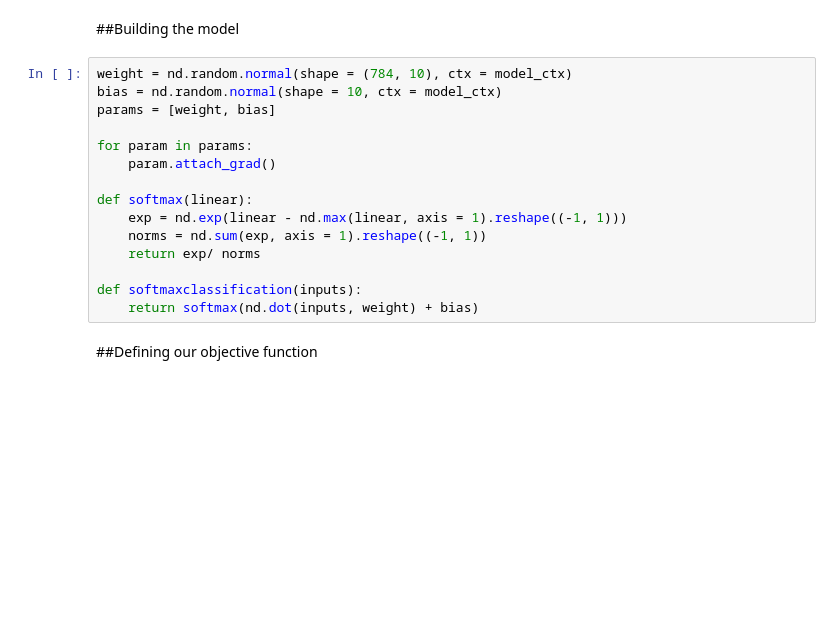
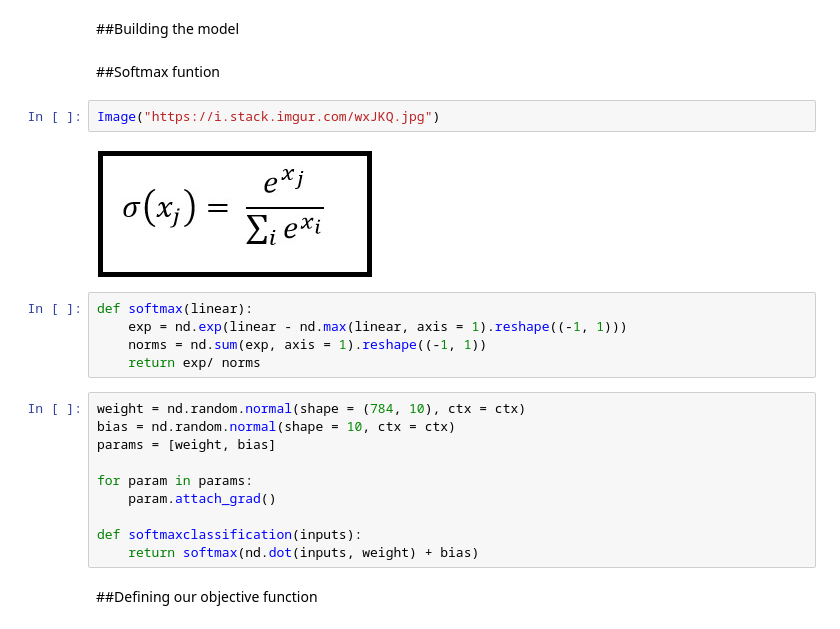
Before and after one commit to braindotai/Deep-Learning-Scratch-Arena, a Jupyter notebook: 01. Intro To Deep Learning/03. Multiclass Softmax Classification - MXNet.ipynb, the cells around one changed output. Cells and saved outputs as stored; diff of their text form; blank space fills up the shorter version.

```diff
--- a/01. Intro To Deep Learning/03. Multiclass Softmax Classification - MXNet.ipynb
+++ b/01. Intro To Deep Learning/03. Multiclass Softmax Classification - MXNet.ipynb
@@ -46,18 +45,24 @@ testing_data = gluon.data.DataLoader(test_mnist, batch_size = batch_size, shuffl
 # %% [markdown]
 ##Building the model
+# %% [markdown]
+##Softmax funtion
+# %%
+Image("https://i.stack.imgur.com/wxJKQ.jpg")
+# %% [output]
+[figure, added]
+# %%
+def softmax(linear):
+    exp = nd.exp(linear - nd.max(linear, axis = 1).reshape((-1, 1)))
+    norms = nd.sum(exp, axis = 1).reshape((-1, 1))
+    return exp/ norms
 # %%
-weight = nd.random.normal(shape = (784, 10), ctx = model_ctx)
-bias = nd.random.normal(shape = 10, ctx = model_ctx)
+weight = nd.random.normal(shape = (784, 10), ctx = ctx)
+bias = nd.random.normal(shape = 10, ctx = ctx)
 params = [weight, bias]
 
 for param in params:
     param.attach_grad()
 
-def softmax(linear):
-    exp = nd.exp(linear - nd.max(linear, axis = 1).reshape((-1, 1)))
-    norms = nd.sum(exp, axis = 1).reshape((-1, 1))
-    return exp/ norms
-
 def softmaxclassification(inputs):
     return softmax(nd.dot(inputs, weight) + bias)
 # %% [markdown]
```
Also changed, not shown: parts of 17 cells of this notebook.
